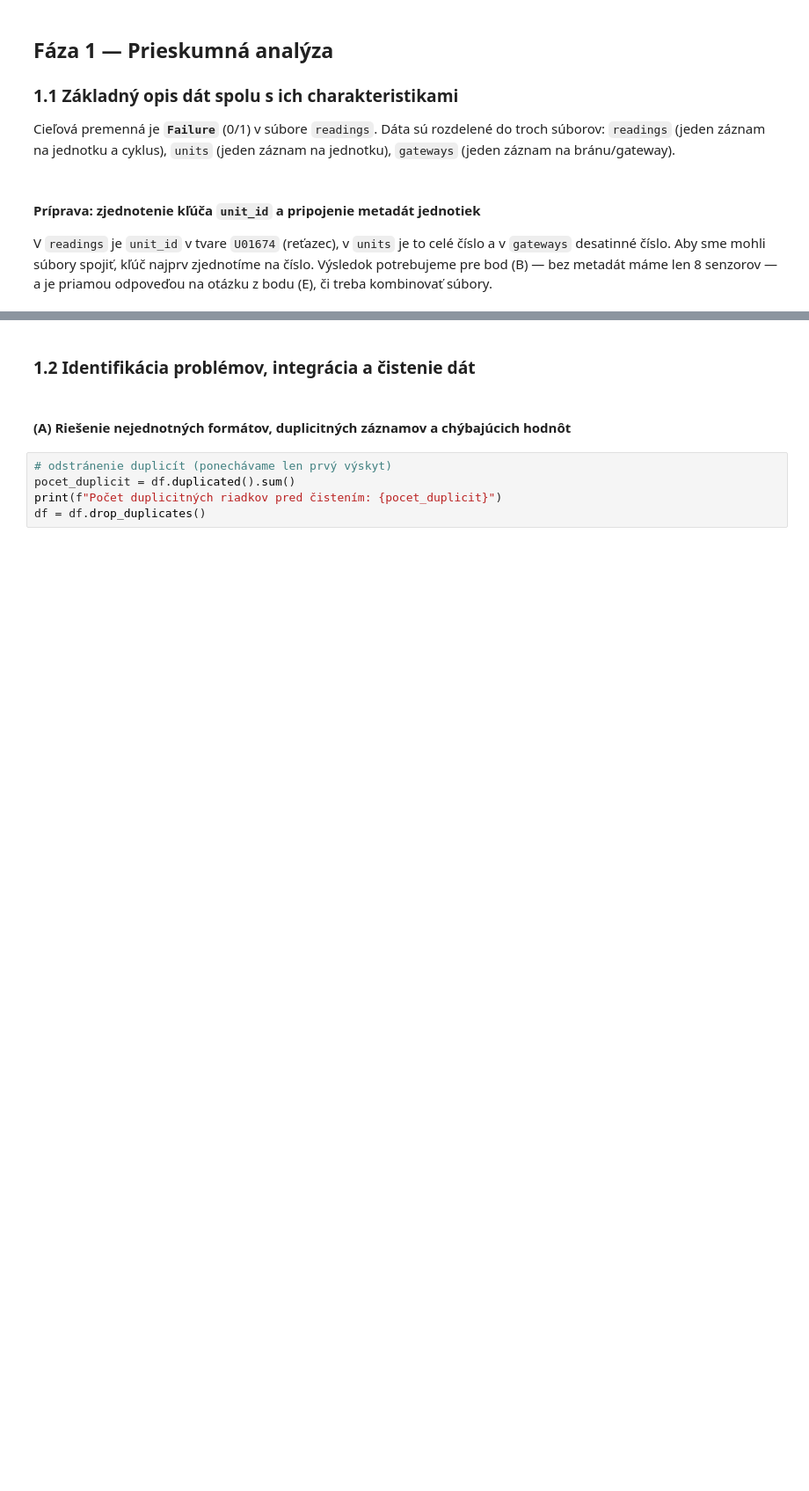
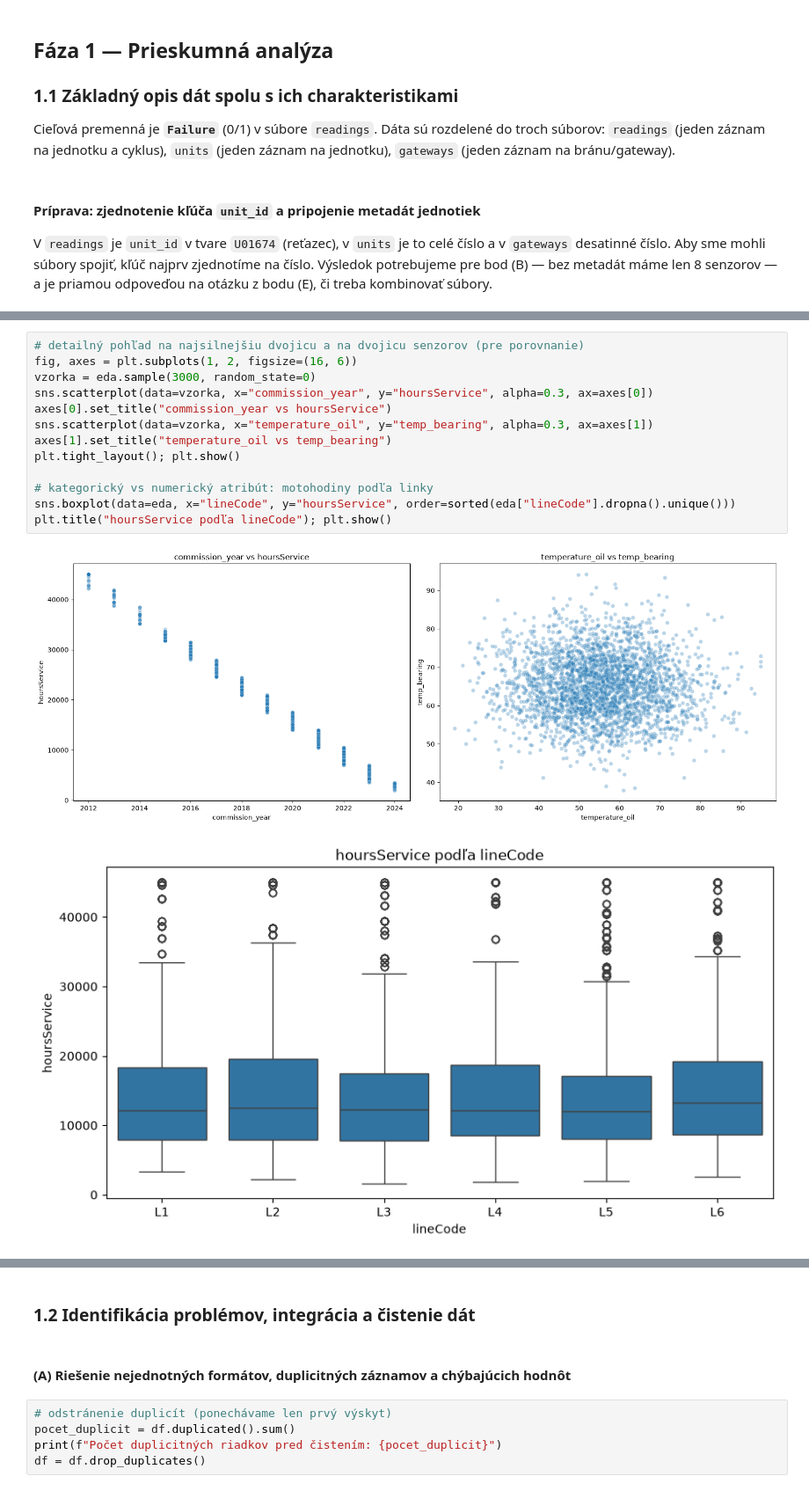
Before and after one commit to deno555/iau_projekt, a Jupyter notebook: IAU_projekt.ipynb, the cells around one changed output, grey strips where cells are left out. Shown at 88% size. Cells and saved outputs as stored; diff of their text form; blank space fills up the shorter version.

```diff
--- a/IAU_projekt.ipynb
+++ b/IAU_projekt.ipynb
@@ -98,0 +293,16 @@ plt.title("temperature_oil vs temp_bearing"); plt.show()
+# %%
+# detailný pohľad na najsilnejšiu dvojicu a na dvojicu senzorov (pre porovnanie)
+fig, axes = plt.subplots(1, 2, figsize=(16, 6))
+vzorka = eda.sample(3000, random_state=0)
+sns.scatterplot(data=vzorka, x="commission_year", y="hoursService", alpha=0.3, ax=axes[0])
+axes[0].set_title("commission_year vs hoursService")
+sns.scatterplot(data=vzorka, x="temperature_oil", y="temp_bearing", alpha=0.3, ax=axes[1])
+axes[1].set_title("temperature_oil vs temp_bearing")
+plt.tight_layout(); plt.show()
+
+# kategorický vs numerický atribút: motohodiny podľa linky
+sns.boxplot(data=eda, x="lineCode", y="hoursService", order=sorted(eda["lineCode"].dropna().unique()))
+plt.title("hoursService podľa lineCode"); plt.show()
+# %% [output]
+[figure, added]
+[figure, added]
```
Also changed, not shown: parts of 30 cells of this notebook.
